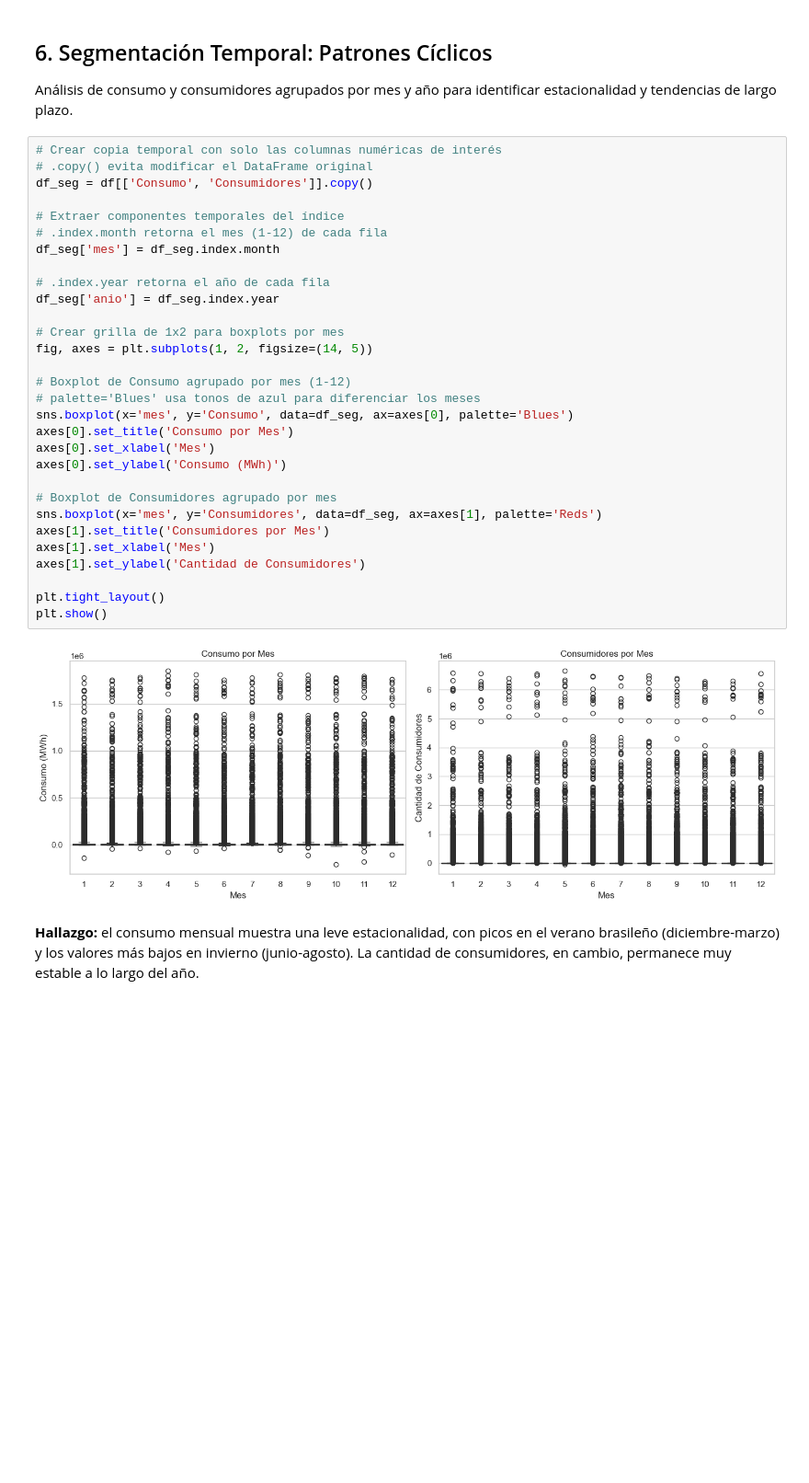
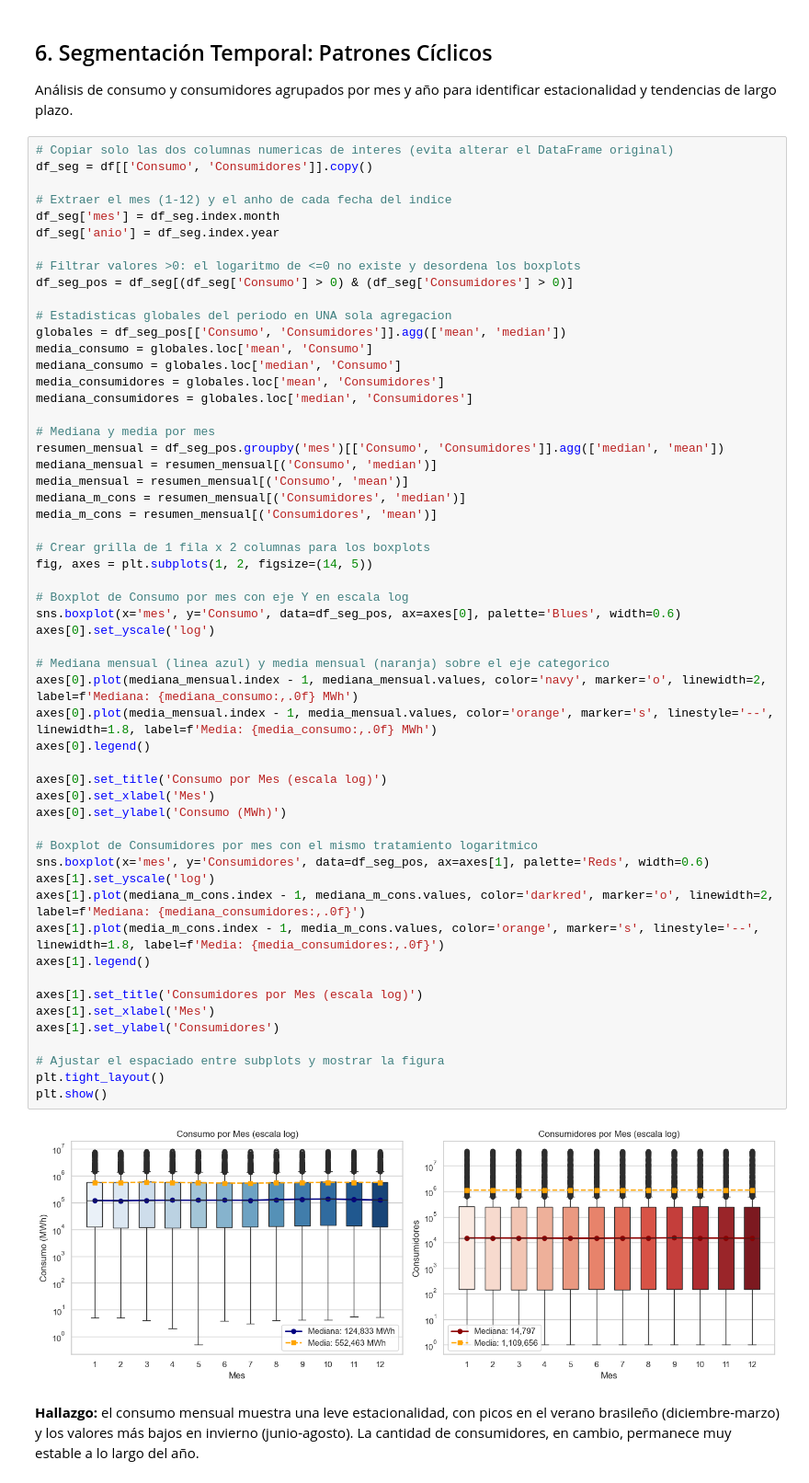
Before and after one commit to katherinevarela775/C1DS-Price_Analysis, a Jupyter notebook: notebooks/energy_analysis.ipynb, the cells around one changed output. Shown at 92% size. Drawn from its saved outputs; the diff is of its cells as text; blank space fills up the shorter version.

```diff
--- a/notebooks/energy_analysis.ipynb
+++ b/notebooks/energy_analysis.ipynb
@@ -243,37 +243,62 @@ plt.show()
 Análisis de consumo y consumidores agrupados por mes y año para identificar
 estacionalidad y tendencias de largo plazo.
 # %%
-# Crear copia temporal con solo las columnas numéricas de interés
-# .copy() evita modificar el DataFrame original
+# Copiar solo las dos columnas numericas de interes (evita alterar el DataFrame original)
 df_seg = df[['Consumo', 'Consumidores']].copy()
 
-# Extraer componentes temporales del índice
-# .index.month retorna el mes (1-12) de cada fila
+# Extraer el mes (1-12) y el anho de cada fecha del indice
 df_seg['mes'] = df_seg.index.month
-
-# .index.year retorna el año de cada fila
 df_seg['anio'] = df_seg.index.year
 
-# Crear grilla de 1x2 para boxplots por mes
+# Filtrar valores >0: el logaritmo de <=0 no existe y desordena los boxplots
+df_seg_pos = df_seg[(df_seg['Consumo'] > 0) & (df_seg['Consumidores'] > 0)]
+
+# Estadisticas globales del periodo en UNA sola agregacion
+globales = df_seg_pos[['Consumo', 'Consumidores']].agg(['mean', 'median'])
+media_consumo = globales.loc['mean', 'Consumo']
+mediana_consumo = globales.loc['median', 'Consumo']
+media_consumidores = globales.loc['mean', 'Consumidores']
+mediana_consumidores = globales.loc['median', 'Consumidores']
+
+# Mediana y media por mes
+resumen_mensual = df_seg_pos.groupby('mes')[['Consumo', 'Consumidores']].agg(['median', 'mean'])
+mediana_mensual = resumen_mensual[('Consumo', 'median')]
+media_mensual = resumen_mensual[('Consumo', 'mean')]
+mediana_m_cons = resumen_mensual[('Consumidores', 'median')]
+media_m_cons = resumen_mensual[('Consumidores', 'mean')]
+
+# Crear grilla de 1 fila x 2 columnas para los boxplots
 fig, axes = plt.subplots(1, 2, figsize=(14, 5))
 
-# Boxplot de Consumo agrupado por mes (1-12)
-# palette='Blues' usa tonos de azul para diferenciar los meses
-sns.boxplot(x='mes', y='Consumo', data=df_seg, ax=axes[0], palette='Blues')
-axes[0].set_title('Consumo por Mes')
+# Boxplot de Consumo por mes con eje Y en escala log
+sns.boxplot(x='mes', y='Consumo', data=df_seg_pos, ax=axes[0], palette='Blues', width=0.6)
+axes[0].set_yscale('log')
+
+# Mediana mensual (linea azul) y media mensual (naranja) sobre el eje categorico
+axes[0].plot(mediana_mensual.index - 1, mediana_mensual.values, color='navy', marker='o', linewidth=2, label=f'Mediana: {mediana_consumo:,.0f} MWh')
+axes[0].plot(media_mensual.index - 1, media_mensual.values, color='orange', marker='s', linestyle='--', linewidth=1.8, label=f'Media: {media_consumo:,.0f} MWh')
+axes[0].legend()
+
+axes[0].set_title('Consumo por Mes (escala log)')
 axes[0].set_xlabel('Mes')
 axes[0].set_ylabel('Consumo (MWh)')
 
-# Boxplot de Consumidores agrupado por mes
-sns.boxplot(x='mes', y='Consumidores', data=df_seg, ax=axes[1], palette='Reds')
-axes[1].set_title('Consumidores por Mes')
+# Boxplot de Consumidores por mes con el mismo tratamiento logaritmico
+sns.boxplot(x='mes', y='Consumidores', data=df_seg_pos, ax=axes[1], palette='Reds', width=0.6)
+axes[1].set_yscale('log')
+axes[1].plot(mediana_m_cons.index - 1, mediana_m_cons.values, color='darkred', marker='o', linewidth=2, label=f'Mediana: {mediana_consumidores:,.0f}')
+axes[1].plot(media_m_cons.index - 1, media_m_cons.values, color='orange', marker='s', linestyle='--', linewidth=1.8, label=f'Media: {media_consumidores:,.0f}')
+axes[1].legend()
+
+axes[1].set_title('Consumidores por Mes (escala log)')
 axes[1].set_xlabel('Mes')
-axes[1].set_ylabel('Cantidad de Consumidores')
+axes[1].set_ylabel('Consumidores')
 
+# Ajustar el espaciado entre subplots y mostrar la figura
 plt.tight_layout()
 plt.show()
 # %% [output]
-[figure, old version]
+[figure, new version]
 # %% [markdown]
 **Hallazgo:** el consumo mensual muestra una leve estacionalidad, con picos en el verano brasileño (diciembre-marzo) y los valores más bajos en invierno (junio-agosto). La cantidad de consumidores, en cambio, permanece muy estable a lo largo del año.
 # %%
```
Also changed, not shown: parts of 1 cell of this notebook.
